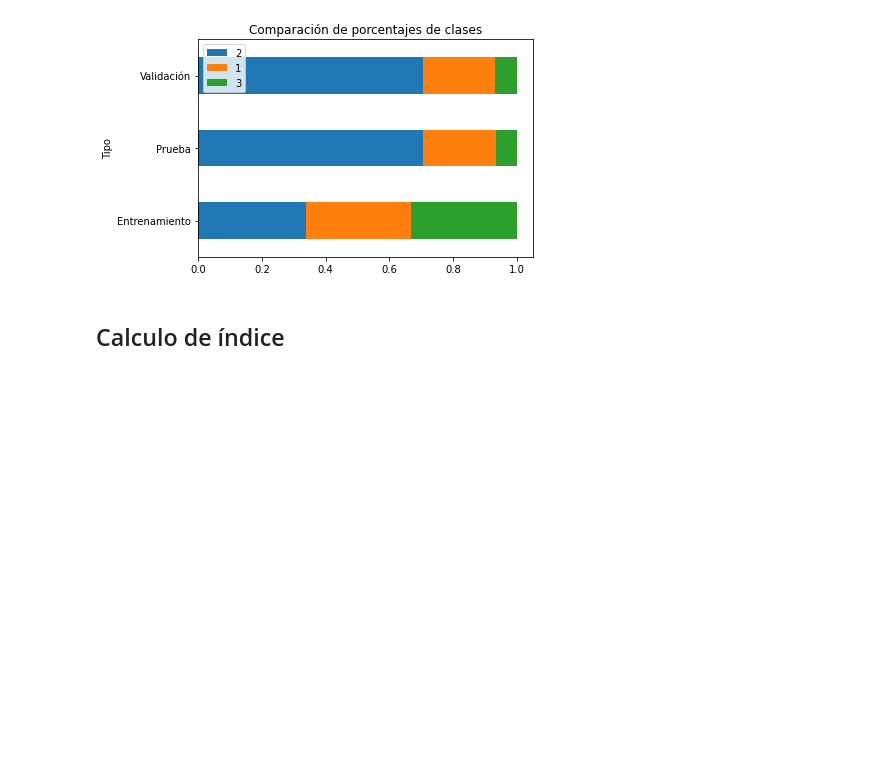
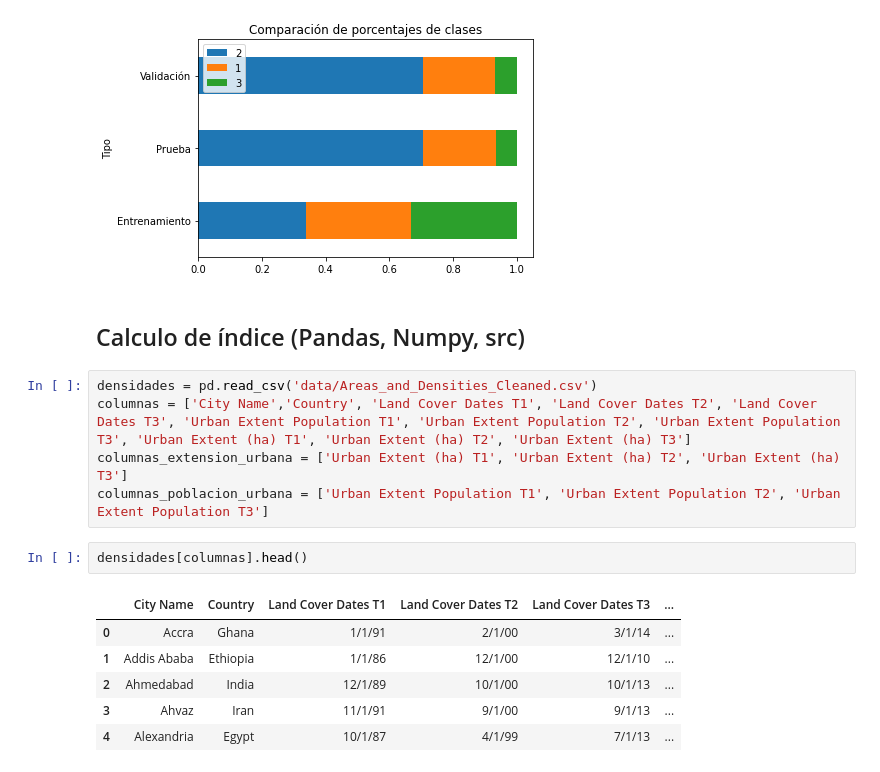
Before and after one commit to JEnriqueBonilla/Ejemplo-Binder, a Jupyter notebook: 02_Imagenes_satelitales.ipynb, the cells around one changed output. Drawn from its saved outputs; the diff is of its cells as text; blank space fills up the shorter version.

Commit message:
calculo de ods 11.3.1

```diff
--- a/02_Imagenes_satelitales.ipynb
+++ b/02_Imagenes_satelitales.ipynb
@@ -287,4 +281,18 @@ df_clases.plot(
 <AxesSubplot:title={'center':'Comparación de porcentajes de clases'}, ylabel='Tipo'>
 [figure]
 # %% [markdown]
-## Calculo de índice
+## Calculo de índice (Pandas, Numpy, src)
+# %%
+densidades = pd.read_csv('data/Areas_and_Densities_Cleaned.csv')
+columnas = ['City Name','Country', 'Land Cover Dates T1', 'Land Cover Dates T2', 'Land Cover Dates T3', 'Urban Extent Population T1', 'Urban Extent Population T2', 'Urban Extent Population T3', 'Urban Extent (ha) T1', 'Urban Extent (ha) T2', 'Urban Extent (ha) T3']
+columnas_extension_urbana = ['Urban Extent (ha) T1', 'Urban Extent (ha) T2', 'Urban Extent (ha) T3']
+columnas_poblacion_urbana = ['Urban Extent Population T1', 'Urban Extent Population T2', 'Urban Extent Population T3']
+# %%
+densidades[columnas].head()
+# %% [output]
+|  | City Name | Country | Land Cover Dates T1 | Land Cover Dates T2 | Land Cover Dates T3 | ... |
+| 0 | Accra | Ghana | 1/1/91 | 2/1/00 | 3/1/14 | ... |
+| 1 | Addis Ababa | Ethiopia | 1/1/86 | 12/1/00 | 12/1/10 | ... |
+| 2 | Ahmedabad | India | 12/1/89 | 10/1/00 | 10/1/13 | ... |
+| 3 | Ahvaz | Iran | 11/1/91 | 9/1/00 | 9/1/13 | ... |
+| 4 | Alexandria | Egypt | 10/1/87 | 4/1/99 | 7/1/13 | ... |
```
Also changed, not shown: parts of 16 cells of this notebook, 3 other files.
